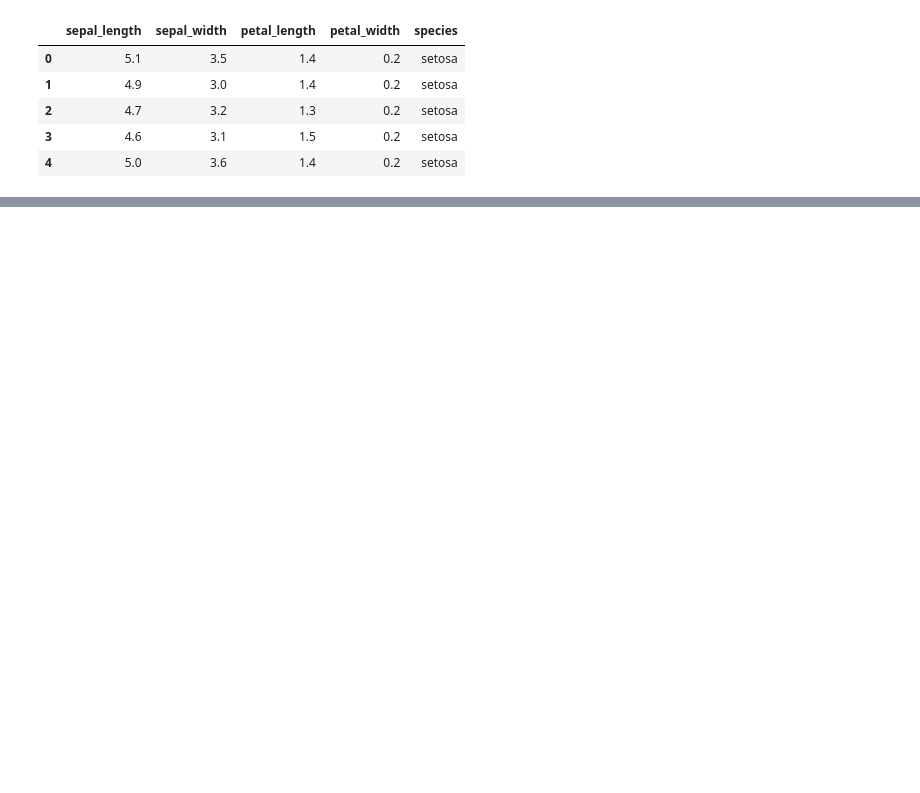
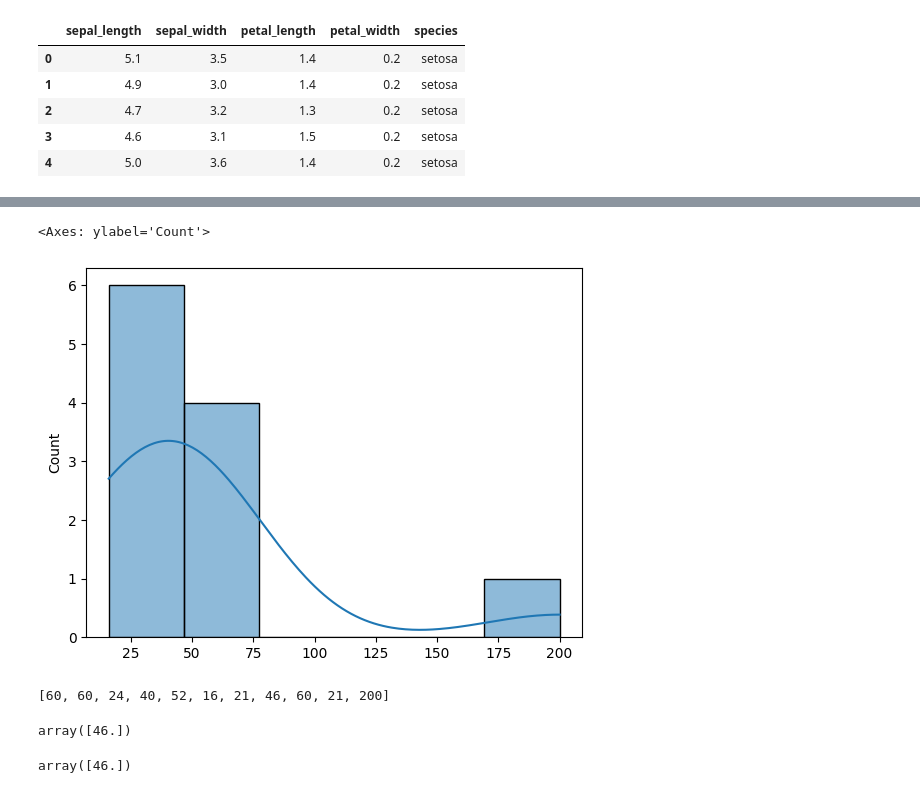
Before and after one commit to sankar0453/statistics, a Jupyter notebook: desscriptive-practicals.ipynb, the cells around one changed output, grey strips where cells are left out. Saved outputs shown, nothing was run; the diff lists cells and outputs as text; code cells hidden in the pictures; blank space fills up the shorter version.

```diff
--- a/desscriptive-practicals.ipynb
+++ b/desscriptive-practicals.ipynb
@@ -19,3 +15,5 @@ def cal_mean(data):
+# %%
+data_copy=data
 # %%
 import pandas as pd
 
@@ -30,0 +161,19 @@ data.head()
+# %%
+import seaborn as sns
+data_copy.append(200)
+sns.histplot(data_copy,kde=True)
+# %% [output]
+<Axes: ylabel='Count'>
+[figure, added]
+# %%
+data_copy
+# %% [output]
+[60, 60, 24, 40, 52, 16, 21, 46, 60, 21, 200]
+# %%
+np.percentile(data_copy,[25])
+# %% [output]
+array([46.])
+# %%
+np.percentile(data_copy,[50])
+# %% [output]
+array([46.])
```
Also changed, not shown: parts of 46 cells of this notebook, 2 other files.
